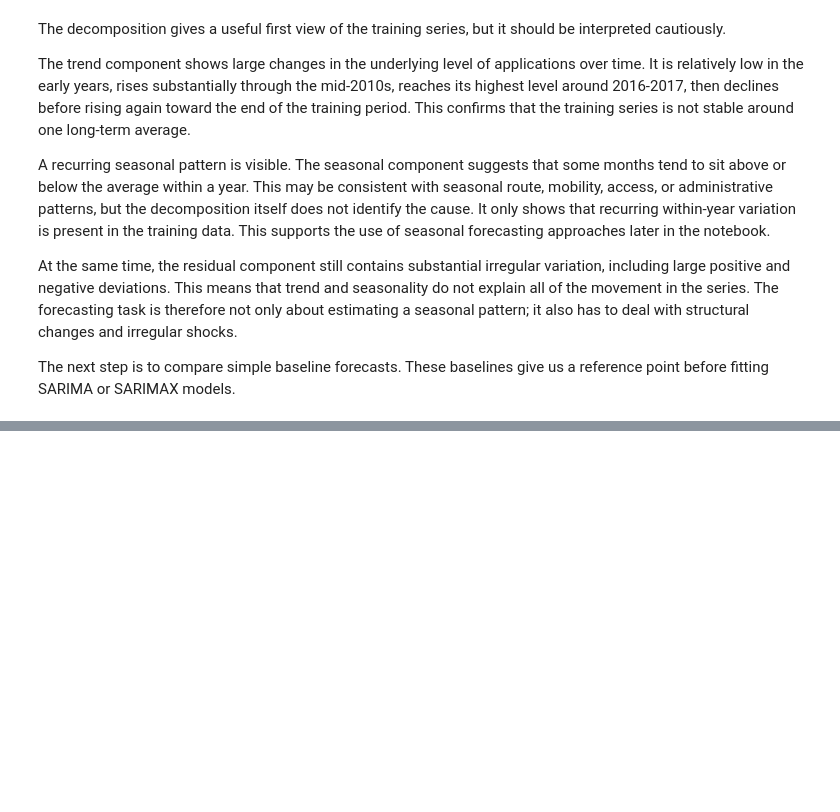
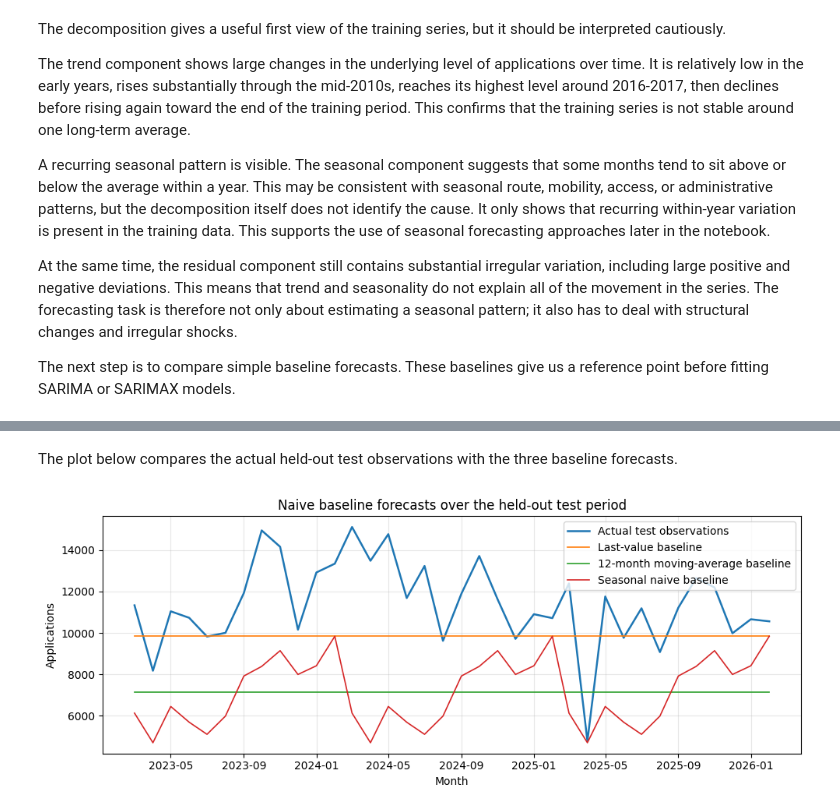
Before and after one commit to kcsongor011/humanitarian_decision_toolkit, a Jupyter notebook: notebooks/forecasting/arrival_dynamics_2_long_term_country_level_arrivals.ipynb, the cells around one changed output, grey strips where cells are left out. Saved outputs shown, nothing was run; the diff lists cells and outputs as text; code cells hidden in the pictures; blank space fills up the shorter version.

Commit message:
Add AD2 naive baseline forecasts

```diff
--- a/notebooks/forecasting/arrival_dynamics_2_long_term_country_level_arrivals.ipynb
+++ b/notebooks/forecasting/arrival_dynamics_2_long_term_country_level_arrivals.ipynb
@@ -374,0 +411,16 @@ The next step is to compare simple baseline forecasts. These baselines give us a
+# %%
+last_training_value = train["applications"].iloc[-1]
+last_12_month_average = train["applications"].tail(12).mean()
+seasonal_pattern = train["applications"].tail(12).to_list()
+seasonal_repetitions = (len(test) // len(seasonal_pattern)) + 1
+seasonal_naive_forecast = (seasonal_pattern * seasonal_repetitions)[: len(test)]
+
+baseline_forecasts = pd.DataFrame(
+    {
+        "date": test["date"].to_numpy(),
+        "actual_applications": test["applications"].to_numpy(),
+        "last_value_forecast": last_training_value,
+        "moving_average_12_month_forecast": last_12_month_average,
+        "seasonal_naive_forecast": seasonal_naive_forecast,
+    }
+)
@@ -374,0 +465,37 @@ The next step is to compare simple baseline forecasts. These baselines give us a
+# %% [markdown]
+The plot below compares the actual held-out test observations with the three baseline forecasts.
+# %%
+fig, ax = plt.subplots(figsize=(10, 4))
+ax.plot(
+    baseline_forecasts["date"],
+    baseline_forecasts["actual_applications"],
+    label="Actual test observations",
+    linewidth=1.8,
+)
+ax.plot(
+    baseline_forecasts["date"],
+    baseline_forecasts["last_value_forecast"],
+    label="Last-value baseline",
+    linewidth=1.2,
+)
+ax.plot(
+    baseline_forecasts["date"],
+    baseline_forecasts["moving_average_12_month_forecast"],
+    label="12-month moving-average baseline",
+    linewidth=1.2,
+)
+ax.plot(
+    baseline_forecasts["date"],
+    baseline_forecasts["seasonal_naive_forecast"],
+    label="Seasonal naive baseline",
+    linewidth=1.2,
+)
+ax.set_title("Naive baseline forecasts over the held-out test period")
+ax.set_xlabel("Month")
+ax.set_ylabel("Applications")
+ax.grid(alpha=0.3)
+ax.legend()
+plt.tight_layout()
+plt.show()
+# %% [output]
+[figure, added]
```
Also changed, not shown: parts of 9 cells of this notebook.
